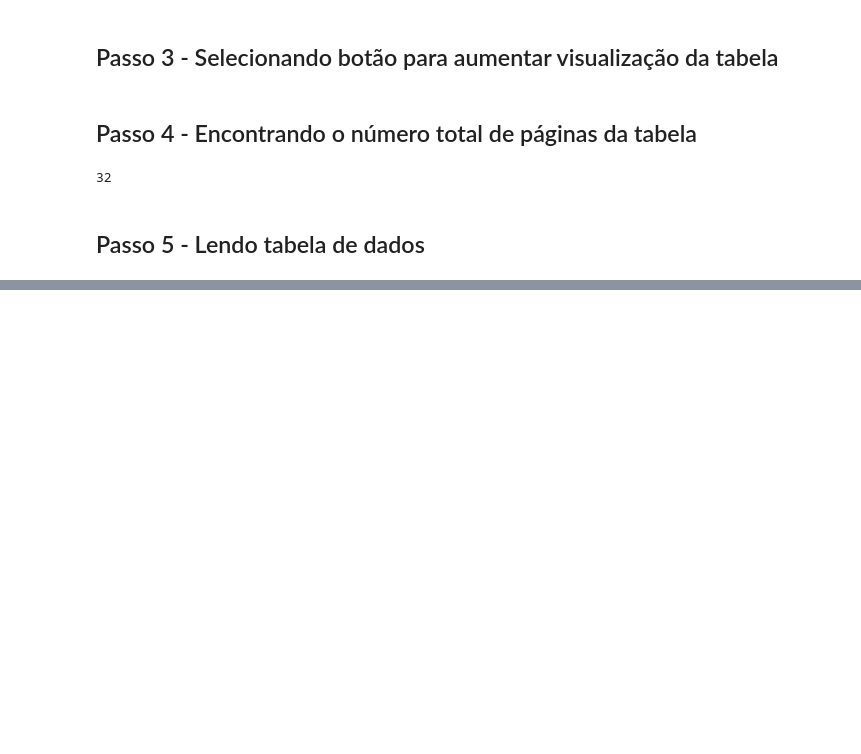
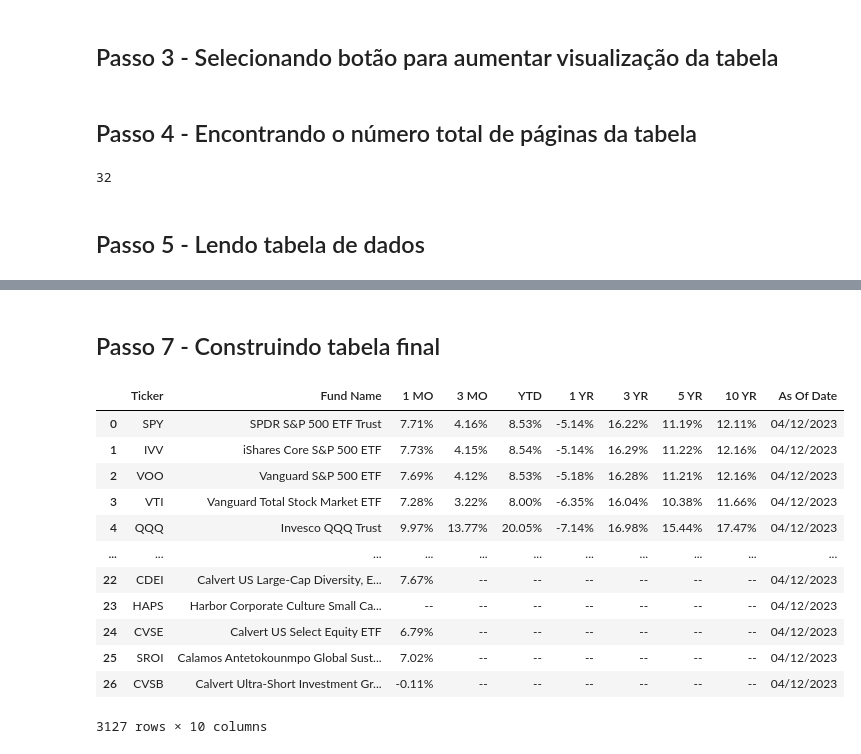
Before and after one commit to Shimous/python_finance, a Jupyter notebook: WebScraping/WebScraping.ipynb, the cells around one changed output, grey strips where cells are left out. Drawn from its saved outputs; the diff is of its cells as text; code cells hidden in the pictures; blank space fills up the shorter version.

Commit message:
Finalizado projeto de web scraping

```diff
--- a/WebScraping/WebScraping.ipynb
+++ b/WebScraping/WebScraping.ipynb
@@ -71,0 +160,18 @@ AttributeError: 'NoneType' object has no attribute 'apend'
+# %% [markdown]
+## Passo 7 - Construindo tabela final
+# %%
+display(tabela_performance_etfs)
+# %% [output]
+|  | Ticker | Fund Name | 1 MO | 3 MO | YTD | 1 YR | 3 YR | 5 YR | 10 YR | As Of Date |
+| 0 | SPY | SPDR S&P 500 ETF Trust | 7.71% | 4.16% | 8.53% | -5.14% | 16.22% | 11.19% | 12.11% | 04/12/2023 |
+| 1 | IVV | iShares Core S&P 500 ETF | 7.73% | 4.15% | 8.54% | -5.14% | 16.29% | 11.22% | 12.16% | 04/12/2023 |
+| 2 | VOO | Vanguard S&P 500 ETF | 7.69% | 4.12% | 8.53% | -5.18% | 16.28% | 11.21% | 12.16% | 04/12/2023 |
+| 3 | VTI | Vanguard Total Stock Market ETF | 7.28% | 3.22% | 8.00% | -6.35% | 16.04% | 10.38% | 11.66% | 04/12/2023 |
+| 4 | QQQ | Invesco QQQ Trust | 9.97% | 13.77% | 20.05% | -7.14% | 16.98% | 15.44% | 17.47% | 04/12/2023 |
+| ... | ... | ... | ... | ... | ... | ... | ... | ... | ... | ... |
+| 22 | CDEI | Calvert US Large-Cap Diversity, E... | 7.67% | -- | -- | -- | -- | -- | -- | 04/12/2023 |
+| 23 | HAPS | Harbor Corporate Culture Small Ca... | -- | -- | -- | -- | -- | -- | -- | 04/12/2023 |
+| 24 | CVSE | Calvert US Select Equity ETF | 6.79% | -- | -- | -- | -- | -- | -- | 04/12/2023 |
+| 25 | SROI | Calamos Antetokounmpo Global Sust... | 7.02% | -- | -- | -- | -- | -- | -- | 04/12/2023 |
+| 26 | CVSB | Calvert Ultra-Short Investment Gr... | -0.11% | -- | -- | -- | -- | -- | -- | 04/12/2023 |
+3127 rows × 10 columns
```
Also changed, not shown: parts of 16 cells of this notebook, 3 other files.
